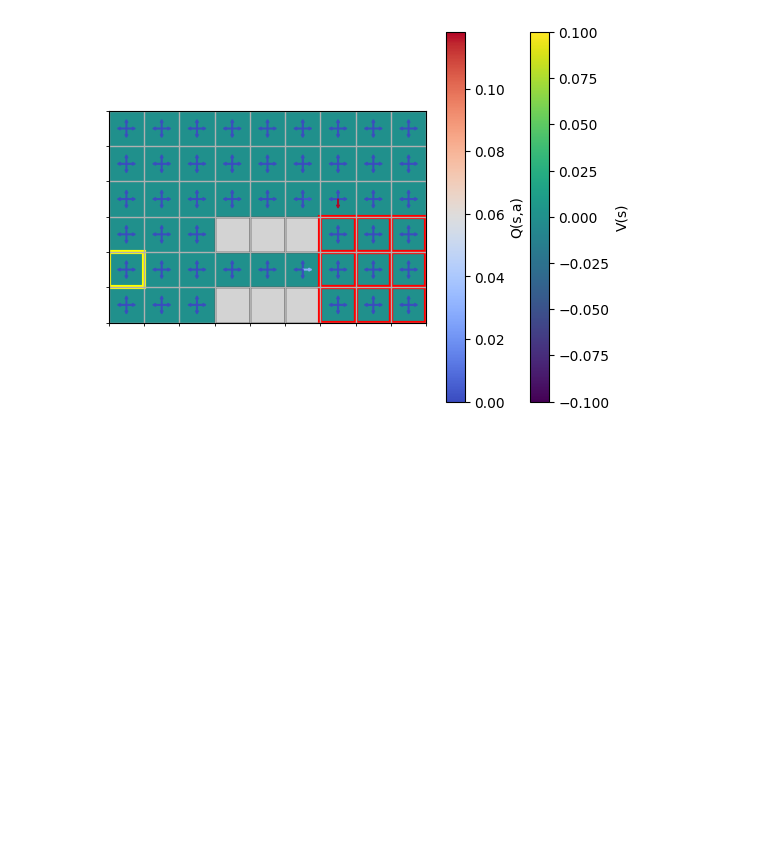
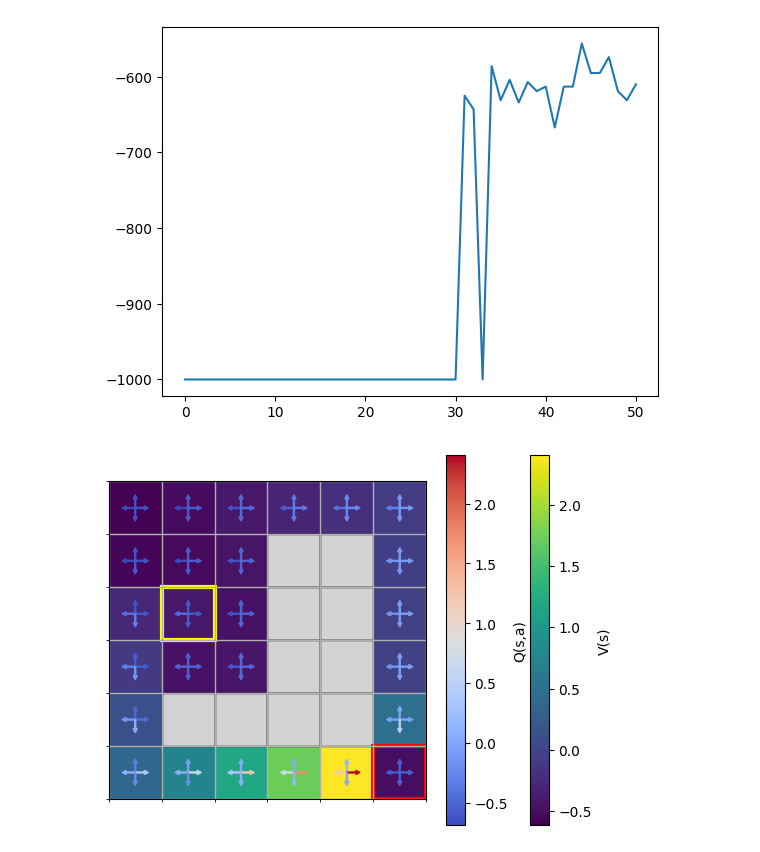
Before and after one commit to mihalybanyai/ait-compneuro-assignments, a Jupyter notebook: AIT26_Tutorial4_RL.ipynb, the cells around one changed output. Cells and saved outputs as stored; diff of their text form; code cells hidden in the pictures; blank space fills up the shorter version.

```diff
--- a/AIT26_Tutorial4_RL.ipynb
+++ b/AIT26_Tutorial4_RL.ipynb
@@ -154,7 +155,25 @@ def plot_gridworld_with_q(
 
     plt.show()
 # %%
-def Q_learning(T, R, gamma, max_iter, alpha, epsilon, init_state, Q_init=None):
+def evaluate_Q(T, R, init_state, Q, n_step, action_penalty=None):
+    n_states = R.shape[0]
+    n_actions = T.shape[2]
+    collected_reward = 0
+    act_state = init_state
+    states = list(range(n_states))
+    actions = list(range(n_actions))
+    for s in range(n_step):
+        reward = R[act_state]
+        reward += 0 if action_penalty is None else action_penalty
+        collected_reward += reward
+        best_actions = np.argwhere(Q[act_state, :] == np.amax(Q[act_state, :])).flatten().tolist()
+        action = random.choice(best_actions)
+        act_state = np.random.choice(states, size=1, p=T[act_state, :, action].flatten())
+    return collected_reward
+
+
+
+def Q_learning(T, R, gamma, max_iter, alpha, epsilon, init_state, Q_init=None, action_penalty=None, eval_interval=None, eval_step=1000):
     n_states = R.shape[0]
     n_actions = T.shape[2]
     states = list(range(n_states))
@@ -163,6 +182,7 @@ def Q_learning(T, R, gamma, max_iter, alpha, epsilon, init_state, Q_init=None):
     if not Q_init is None:
         Q = np.copy(Q_init)
     value_sums = [0]
+    eval_perfs = [evaluate_Q(T, R, init_state, Q, eval_step, action_penalty=action_penalty) if eval_interval is not None else 0]
     act_state = init_state
     for i in range(max_iter):
         if random.uniform(0, 1) < epsilon:
@@ -174,26 +194,33 @@ def Q_learning(T, R, gamma, max_iter, alpha, epsilon, init_state, Q_init=None):
         #print(T[act_state, :, action].flatten())
         next_state = np.random.choice(states, size=1, p=T[act_state, :, action].flatten())
         reward = R[next_state]
+        reward += 0 if action_penalty is None else action_penalty
         TD = reward + gamma * Q[next_state, :].max()
         Q[act_state, action] = (1 - alpha) * Q[act_state, action] + alpha * TD
 
+        if eval_interval is not None and i % eval_interval == 0:
+            eval_perfs.append(evaluate_Q(T, R, init_state, Q, eval_step, action_penalty=action_penalty))
+
         act_state = next_state
         value_sums.append(Q.sum() / n_states)
-    return value_sums, Q
+    return value_sums, Q, eval_perfs
 # %%
 large_map = [
-    [0, 0, 0, 0, 0, 0, 0, 0, 0],
-    [0, 0, 0, 0, 0, 0, 0, 0, 0],
-    [0, 0, 0, 0, 0, 0, 0, 0, 0],
-    [0, 0, 0, 1, 1, 1, 3, 3, 3],
-    [0, 0, 0, 0, 0, 0, 3, 3, 3],
-    [0, 0, 0, 1, 1, 1, 3, 3, 3]
+    [0, 0, 0, 0, 0, 0],
+    [0, 0, 0, 1, 1, 0],
+    [0, 0, 0, 1, 1, 0],
+    [0, 0, 0, 1, 1, 0],
+    [0, 1, 1, 1, 1, 0],
+    [0, 0, 0, 0, 0, 3]
 ]
 
-large_init_state = 36
+large_init_state = 13
 T_map, R_map = transition_probs_from_map(large_map, start_state=large_init_state)
-vs_q_po, Q_po = Q_learning(T_map, R_map, 0.8, 100000, 0.01, 0.2, large_init_state)
+vs_q_po, Q_po, eval_perfs = Q_learning(T_map, R_map, 0.8, 10000, 0.1, 0.01, large_init_state, action_penalty=-0.2, eval_interval=200, eval_step=5000)
+
+plt.plot(eval_perfs)
 
 plot_gridworld_with_q(large_map, Q_po, large_init_state)
 # %% [output]
-[figure, old version]
+[figure, new version]
+[figure, added]
```
Also changed, not shown: parts of 1 cell of this notebook.
